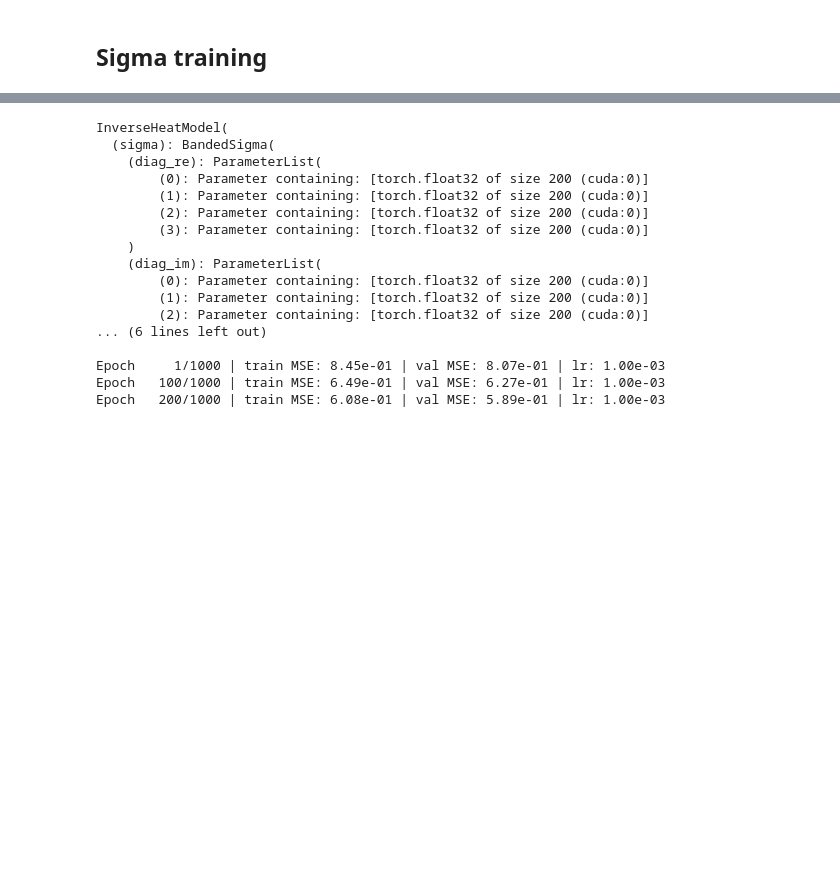
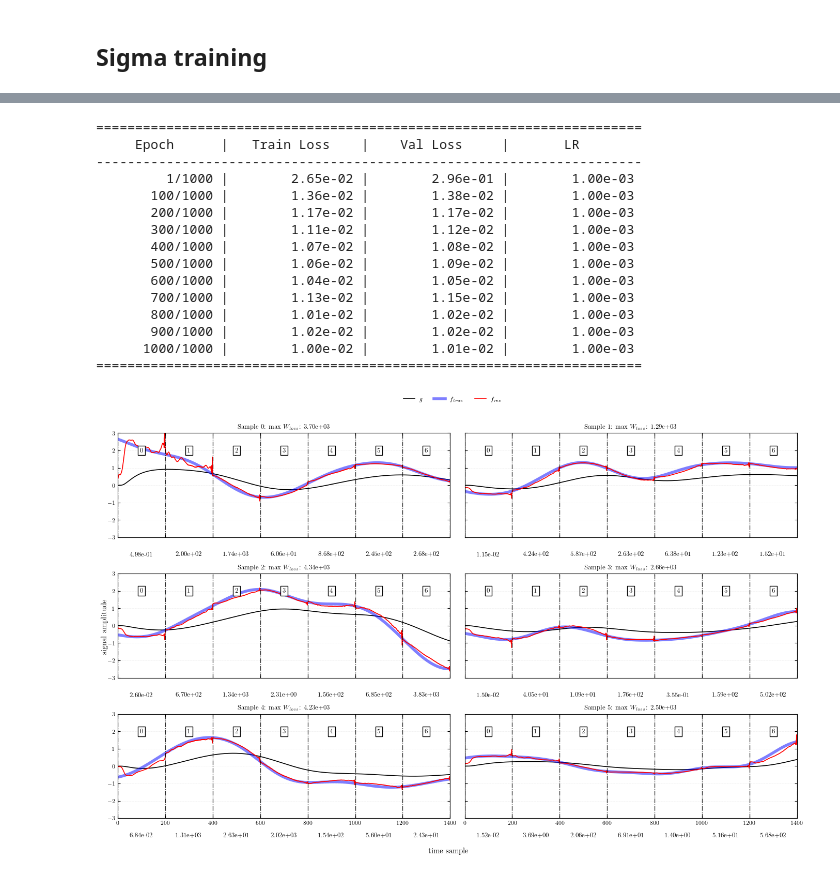
Before and after one commit to Sparisi01/RPM_implementation, a Jupyter notebook: tikhonov_learned_window.ipynb, the cells around one changed output, grey strips where cells are left out. Cells and saved outputs as stored; diff of their text form; code cells hidden in the pictures; blank space fills up the shorter version.

```diff
--- a/tikhonov_learned_window.ipynb
+++ b/tikhonov_learned_window.ipynb
@@ -604,37 +539,33 @@ Non-zero elements                                           200/40,000
 # %%
 if DO_TRAINING:
 
-    model.freeze_all()
-    model.unfreeze_phi()
-    model.unfreeze_R()
+    model.unfreeze_all()
 
     history = train(
         model        = model,
         g_tr_wins    = g_tr_wins[:,:,:],
         f_tr_wins    = f_tr_wins[:,:,:],
         g_va_wins    = g_va_wins[:,:,:],
         f_va_wins    = f_va_wins[:,:,:],
         n_epochs     = 1000,
         checkpoint_path = f"assets/tikhonov_learned/{DATASET_CODE}best_tikhonov.pt",
-        log_every    = 100
+        log_every    = 100,
+        history      = history
     )
-
-predictions_plot(g_val, f_val, W = W,max_window=10)
 # %% [output]
-InverseHeatModel(
-  (sigma): BandedSigma(
-    (diag_re): ParameterList(
-        (0): Parameter containing: [torch.float32 of size 200 (cuda:0)]
-        (1): Parameter containing: [torch.float32 of size 200 (cuda:0)]
-        (2): Parameter containing: [torch.float32 of size 200 (cuda:0)]
-        (3): Parameter containing: [torch.float32 of size 200 (cuda:0)]
-    )
-    (diag_im): ParameterList(
-        (0): Parameter containing: [torch.float32 of size 200 (cuda:0)]
-        (1): Parameter containing: [torch.float32 of size 200 (cuda:0)]
-        (2): Parameter containing: [torch.float32 of size 200 (cuda:0)]
-... (6 lines left out)
-
-Epoch     1/1000 | train MSE: 8.45e-01 | val MSE: 8.07e-01 | lr: 1.00e-03
-Epoch   100/1000 | train MSE: 6.49e-01 | val MSE: 6.27e-01 | lr: 1.00e-03
-Epoch   200/1000 | train MSE: 6.08e-01 | val MSE: 5.89e-01 | lr: 1.00e-03
+======================================================================
+     Epoch      |   Train Loss    |    Val Loss     |       LR
+----------------------------------------------------------------------
+         1/1000 |        2.65e-02 |        2.96e-01 |        1.00e-03
+       100/1000 |        1.36e-02 |        1.38e-02 |        1.00e-03
+       200/1000 |        1.17e-02 |        1.17e-02 |        1.00e-03
+       300/1000 |        1.11e-02 |        1.12e-02 |        1.00e-03
+       400/1000 |        1.07e-02 |        1.08e-02 |        1.00e-03
+       500/1000 |        1.06e-02 |        1.09e-02 |        1.00e-03
+       600/1000 |        1.04e-02 |        1.05e-02 |        1.00e-03
+       700/1000 |        1.13e-02 |        1.15e-02 |        1.00e-03
+       800/1000 |        1.01e-02 |        1.02e-02 |        1.00e-03
+       900/1000 |        1.02e-02 |        1.02e-02 |        1.00e-03
+      1000/1000 |        1.00e-02 |        1.01e-02 |        1.00e-03
+======================================================================
+[figure, added]
```
Also changed, not shown: parts of 11 cells of this notebook, 4 other files.
